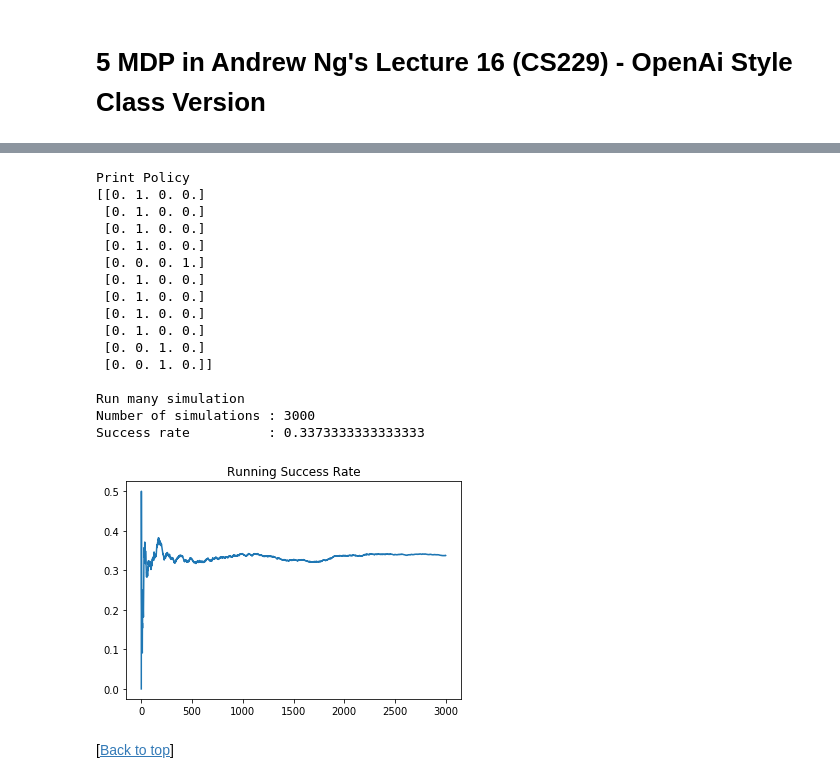
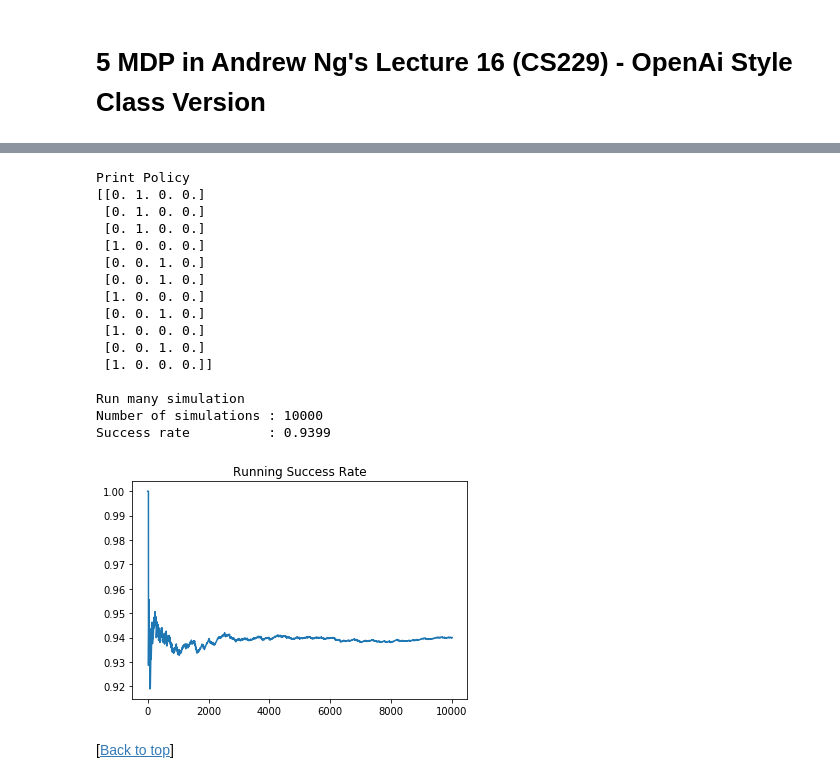
Before and after one commit to SungchulLee/reinforcement_learning, a Jupyter notebook: MDP_code.ipynb, the cells around one changed output, grey strips where cells are left out. Drawn from its saved outputs; the diff is of its cells as text; code cells hidden in the pictures.

```diff
--- a/MDP_code.ipynb
+++ b/MDP_code.ipynb
@@ -379,11 +382,11 @@ from dqn_policy import POLICY
 from model_MDP import MDP
 
 
-num_simulations = 3000
+num_simulations = 10000
 
 
 print("Print Policy")
-policy = POLICY(policy_choice='bad')
+policy = POLICY(policy_choice='optimal_?')
 print(policy.policy)
 print()
 
@@ -397,42 +400,42 @@ for _ in range(num_simulations):
         action, prob = env.action()
         reward, next_state, done, info, final_reward = env.step(action, prob)
         env.current_state = next_state
 
 #     if final_reward == 1.0:
 #         simulation_history.append(1.0)
 #     if final_reward == -1.0:
 #         simulation_history.append(0.0)
     simulation_history.append((final_reward+1) / 2.)
 
 # compute running success rate
 x = np.array(simulation_history)
 running_success_rate = np.cumsum(x) / (np.arange(num_simulations) + 1)
 
 # print overall success rate
 print("Number of simulations : {}".format(num_simulations))
 print("Success rate          : {}".format(running_success_rate[-1]))
 
 # plot running success rate
 plt.plot(running_success_rate)
 plt.title("Running Success Rate")
 plt.show()
 # %% [output]
 Print Policy
 [[0. 1. 0. 0.]
  [0. 1. 0. 0.]
  [0. 1. 0. 0.]
- [0. 1. 0. 0.]
- [0. 0. 0. 1.]
- [0. 1. 0. 0.]
- [0. 1. 0. 0.]
- [0. 1. 0. 0.]
- [0. 1. 0. 0.]
+ [1. 0. 0. 0.]
  [0. 0. 1. 0.]
- [0. 0. 1. 0.]]
+ [0. 0. 1. 0.]
+ [1. 0. 0. 0.]
+ [0. 0. 1. 0.]
+ [1. 0. 0. 0.]
+ [0. 0. 1. 0.]
+ [1. 0. 0. 0.]]
 
 Run many simulation
-Number of simulations : 3000
-Success rate          : 0.3373333333333333
+Number of simulations : 10000
+Success rate          : 0.9399
-[figure, old version]
+[figure, new version]
 # %% [markdown]
 [<a href="#MDP">Back to top</a>]
```
Also changed, not shown: parts of 3 cells of this notebook, 13 other files.
